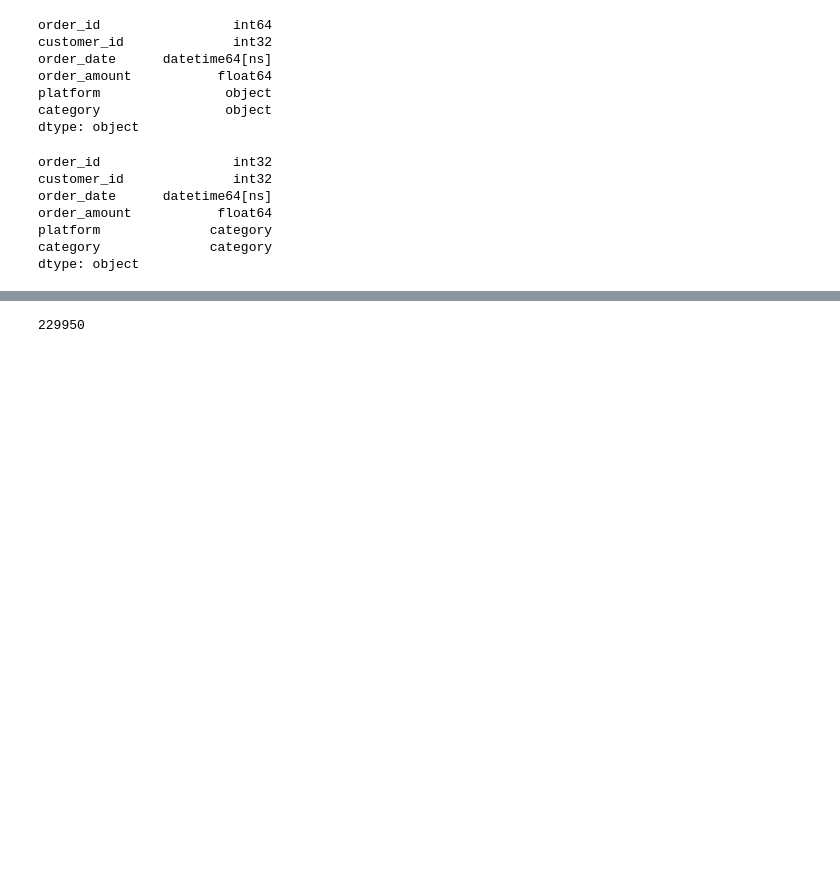
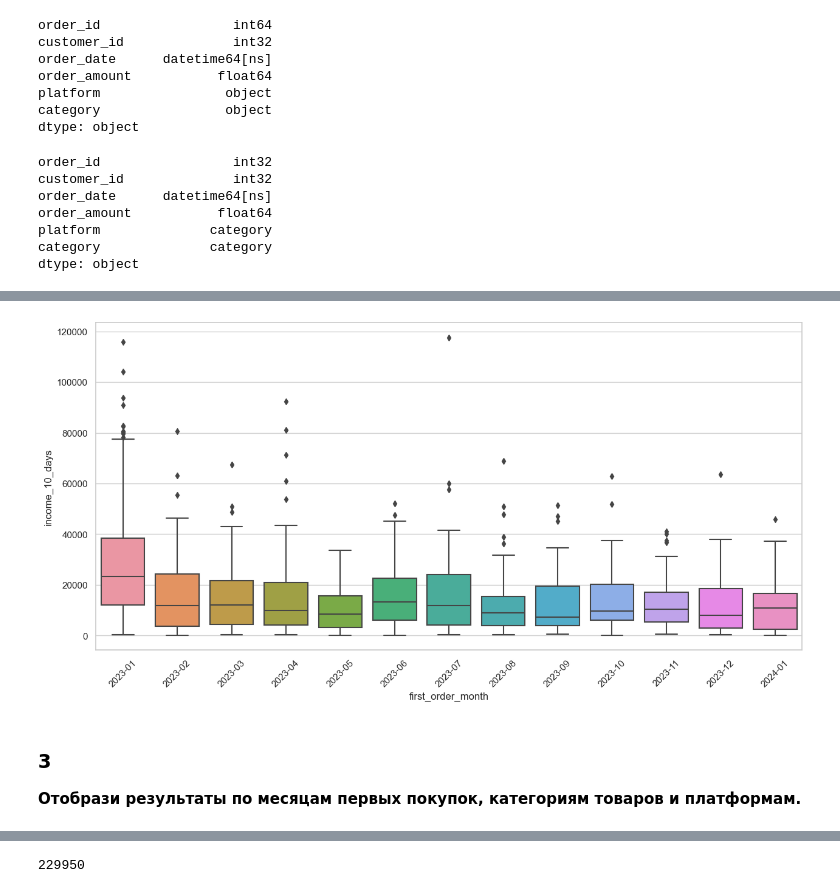
Before and after one commit to gbrs/test_tasks, a Jupyter notebook: karpov_01/pandas.ipynb, the cells around one changed output, grey strips where cells are left out. Cells and saved outputs as stored; diff of their text form; code cells hidden in the pictures; blank space fills up the shorter version.

```diff
--- a/karpov_01/pandas.ipynb
+++ b/karpov_01/pandas.ipynb
@@ -124,3 +189,12 @@ Freq: M, Name: customer_id, dtype: int64
+# %%
+plt.figure(figsize=(15, 7))
+plt.xticks(rotation=45)
+sns.boxplot(incomes_10_days, y='income_10_days', x='first_order_month');
+# %% [output]
+[figure, added]
+# %% [markdown]
+### 3
+**Отобрази результаты по месяцам первых покупок, категориям товаров и платформам.**
 # %%
 (
     df[df.day_from_start < 10]
```
Also changed, not shown: parts of 12 cells of this notebook.
